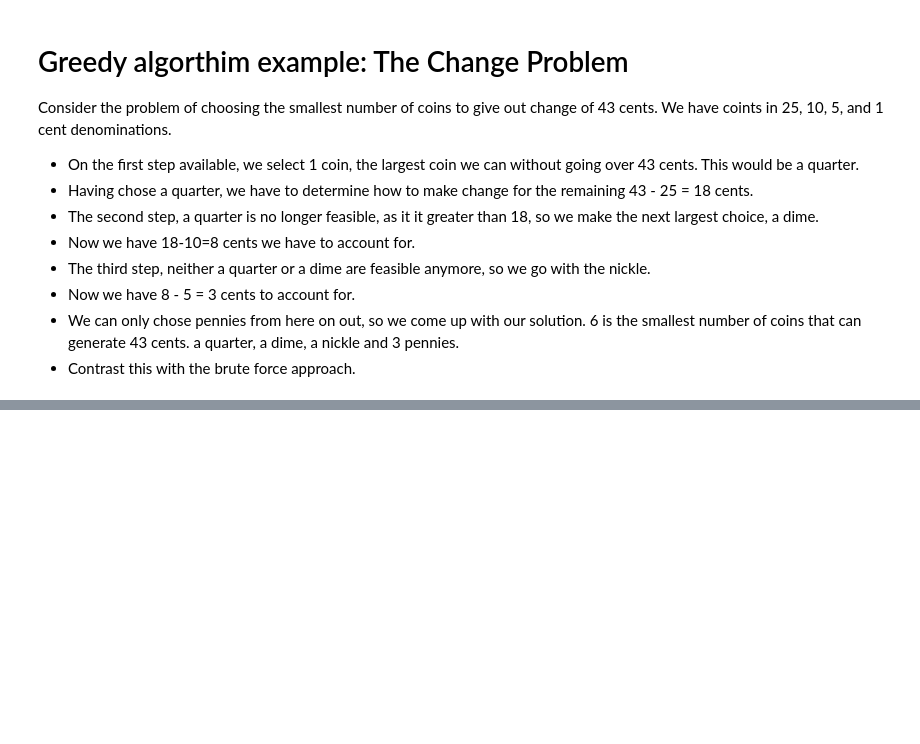
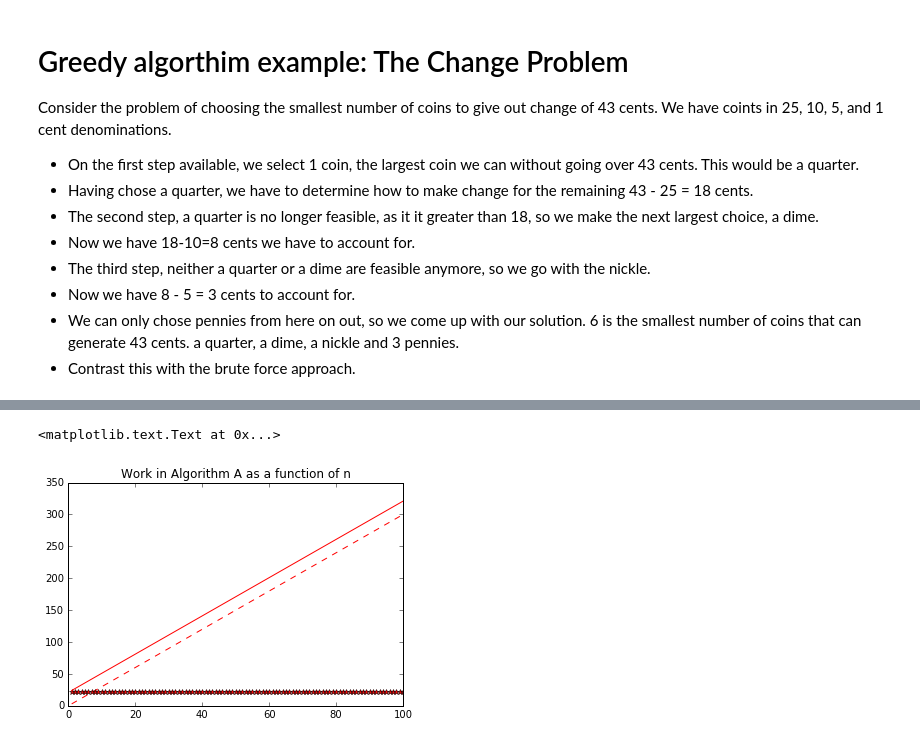
Before and after one commit to rjl09c/ISC4221, a Jupyter notebook: Lecture2.ipynb, the cells around one changed output, grey strips where cells are left out. Cells and saved outputs as stored; diff of their text form; code cells hidden in the pictures; blank space fills up the shorter version.

```diff
--- a/Lecture2.ipynb
+++ b/Lecture2.ipynb
@@ -247,0 +342,15 @@ Given two distinct algorithms that solve the same problem, then how can we deter
+# %%
+def WorkA (n):
+    term1 = 3*n
+    term2 = 21+n*0
+    total = 3*n+21
+    return(term1,term2, total)
+
+nrange = np.linspace(1,100,100)
+
+[term1A, term2A, totalA] = WorkA(nrange)
+plt.plot(nrange, term1A, 'r--', nrange, term2A, 'r*', nrange, totalA, 'r')
+plt.title('Work in Algorithm A as a function of n')
+# %% [output]
+<matplotlib.text.Text at 0x...>
+[figure, added]
```
Also changed, not shown: parts of 21 cells of this notebook.
